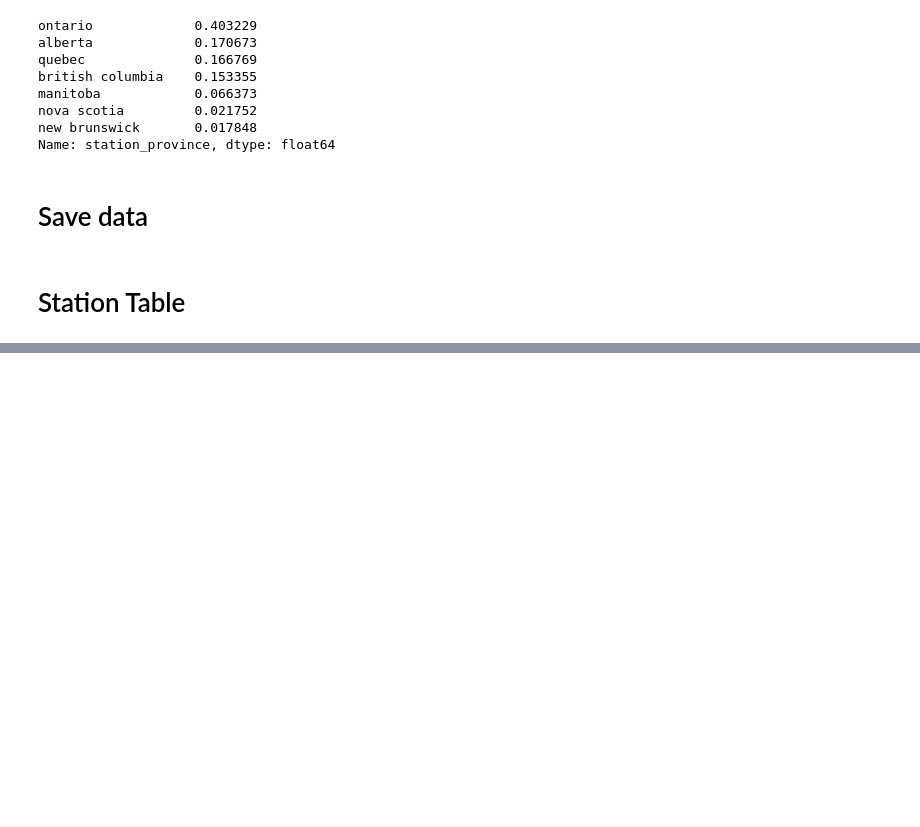
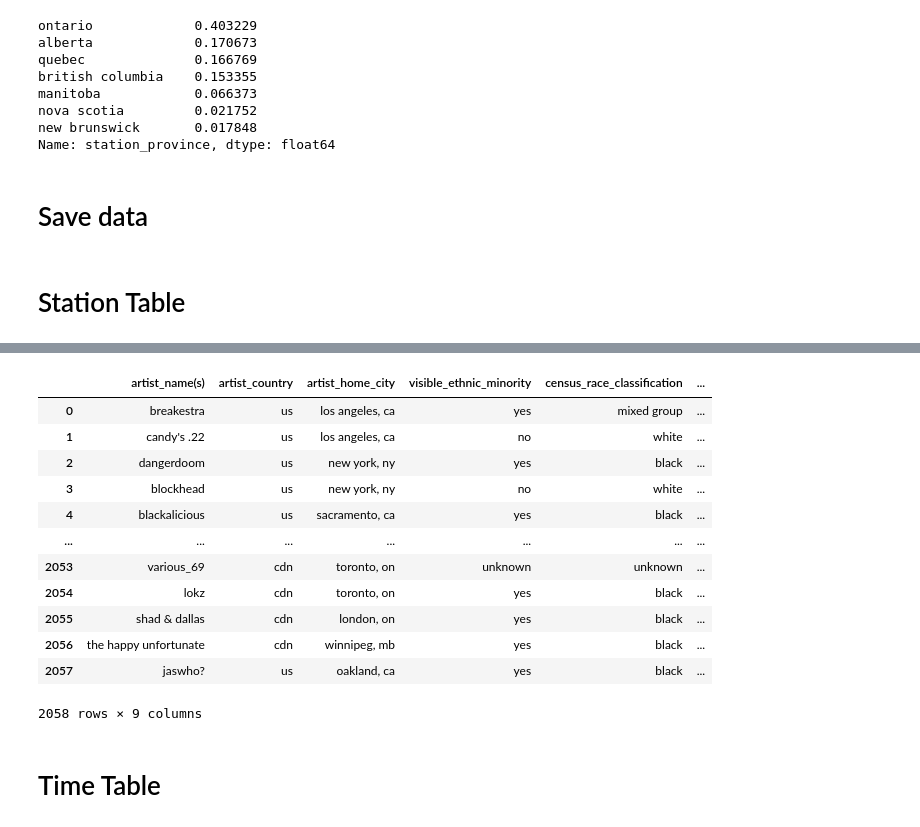
Before and after one commit to OwenBrush/canadian-hip-hop-radio-analysis, a Jupyter notebook: data_cleaning.ipynb, the cells around one changed output, grey strips where cells are left out. Saved outputs shown, nothing was run; the diff lists cells and outputs as text; code cells hidden in the pictures; blank space fills up the shorter version.

```diff
--- a/data_cleaning.ipynb
+++ b/data_cleaning.ipynb
@@ -426,0 +409,20 @@ table_df
+# %%
+artist_df = df[['artist_name(s)', 'artist_country','artist_home_city','visible_ethnic_minority','census_race_classification','artist_gender', 'canadian_content', 'artist_is_group']].drop_duplicates().reset_index(drop=True)
+# %%
+artist_df['total_plays'] = artist_df['artist_name(s)'].map(df[['artist_name(s)']].groupby(['artist_name(s)'])['artist_name(s)'].count())
+# %%
+artist_df
+# %% [output]
+|  | artist_name(s) | artist_country | artist_home_city | visible_ethnic_minority | census_race_classification | ... |
+| 0 | breakestra | us | los angeles, ca | yes | mixed group | ... |
+| 1 | candy's .22 | us | los angeles, ca | no | white | ... |
+| 2 | dangerdoom | us | new york, ny | yes | black | ... |
+| 3 | blockhead | us | new york, ny | no | white | ... |
+| 4 | blackalicious | us | sacramento, ca | yes | black | ... |
+| ... | ... | ... | ... | ... | ... | ... |
+| 2053 | various_69 | cdn | toronto, on | unknown | unknown | ... |
+| 2054 | lokz | cdn | toronto, on | yes | black | ... |
+| 2055 | shad & dallas | cdn | london, on | yes | black | ... |
+| 2056 | the happy unfortunate | cdn | winnipeg, mb | yes | black | ... |
+| 2057 | jaswho? | us | oakland, ca | yes | black | ... |
+2058 rows × 9 columns
@@ -426,0 +435,2 @@ table_df
+# %% [markdown]
+# Time Table
```
Also changed, not shown: parts of 40 cells of this notebook, 5 other files.
